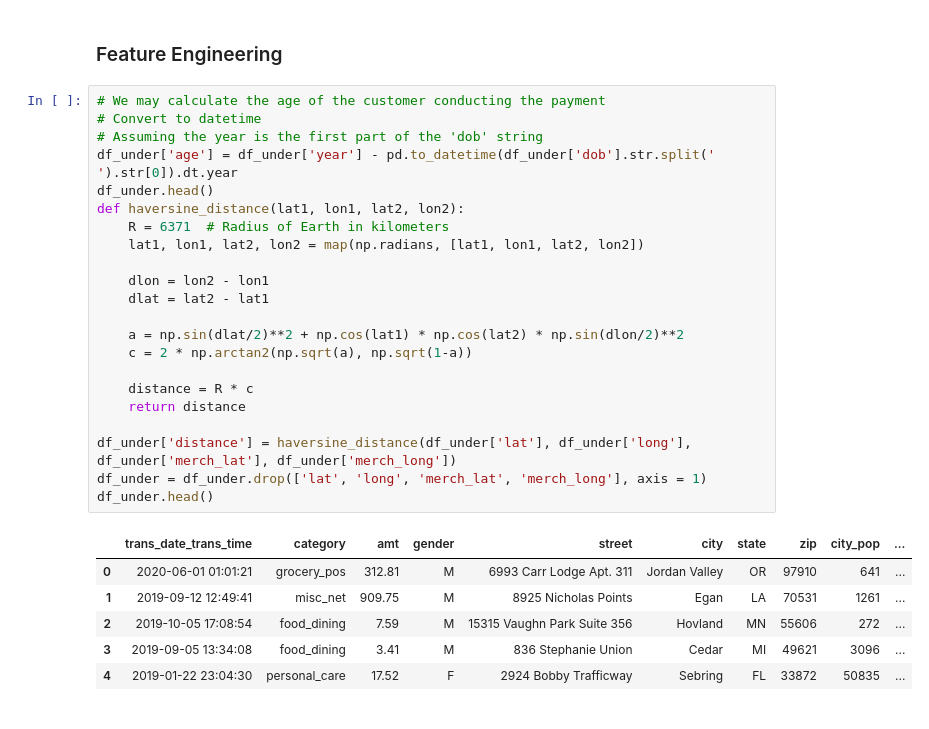
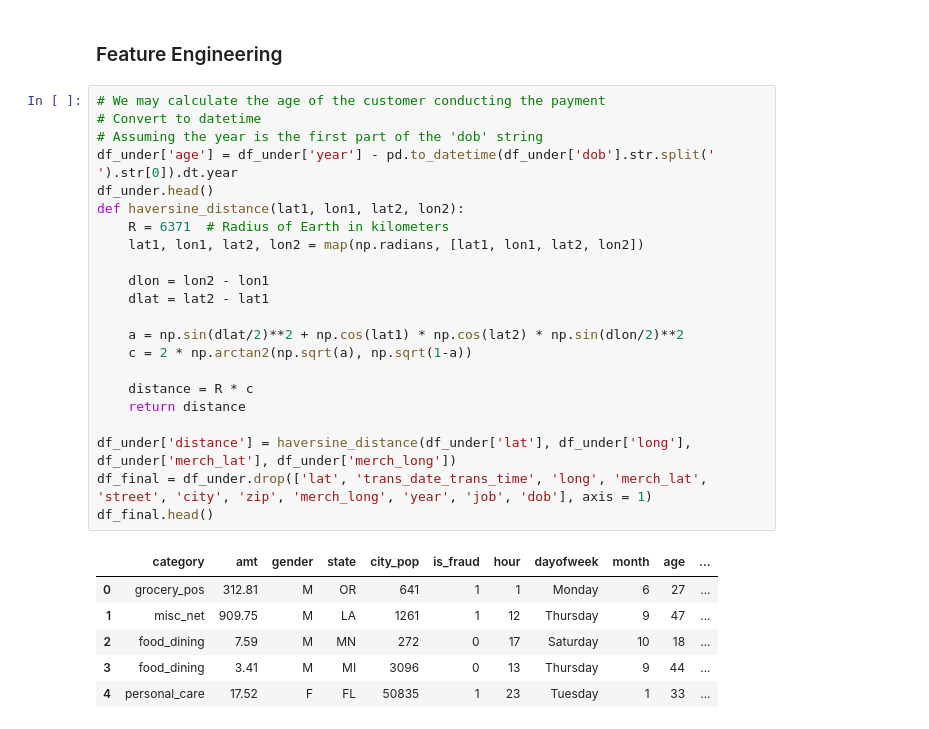
Before and after one commit to officialaditshrm/credit-card-fraud-detection, a Jupyter notebook: fds-credit-card-fraud-detection-project.ipynb, the cells around one changed output. Saved outputs shown, nothing was run; the diff lists cells and outputs as text.

Commit message:
Kaggle Notebook | FDS - Credit Card Fraud Detection - Project | Version 6

```diff
--- a/fds-credit-card-fraud-detection-project.ipynb
+++ b/fds-credit-card-fraud-detection-project.ipynb
@@ -693,29 +693,29 @@ df_under.head()
 # %%
 # We may calculate the age of the customer conducting the payment
 # Convert to datetime
 # Assuming the year is the first part of the 'dob' string
 df_under['age'] = df_under['year'] - pd.to_datetime(df_under['dob'].str.split(' ').str[0]).dt.year
 df_under.head()
 def haversine_distance(lat1, lon1, lat2, lon2):
     R = 6371  # Radius of Earth in kilometers
     lat1, lon1, lat2, lon2 = map(np.radians, [lat1, lon1, lat2, lon2])
 
     dlon = lon2 - lon1
     dlat = lat2 - lat1
 
     a = np.sin(dlat/2)**2 + np.cos(lat1) * np.cos(lat2) * np.sin(dlon/2)**2
     c = 2 * np.arctan2(np.sqrt(a), np.sqrt(1-a))
 
     distance = R * c
     return distance
 
 df_under['distance'] = haversine_distance(df_under['lat'], df_under['long'], df_under['merch_lat'], df_under['merch_long'])
-df_under = df_under.drop(['lat', 'long', 'merch_lat', 'merch_long'], axis = 1)
-df_under.head()
+df_final = df_under.drop(['lat', 'trans_date_trans_time', 'long', 'merch_lat', 'street', 'city', 'zip', 'merch_long', 'year', 'job', 'dob'], axis = 1)
+df_final.head()
 # %% [output]
-|  | trans_date_trans_time | category | amt | gender | street | city | state | zip | city_pop | ... |
-| 0 | 2020-06-01 01:01:21 | grocery_pos | 312.81 | M | 6993 Carr Lodge Apt. 311 | Jordan Valley | OR | 97910 | 641 | ... |
-| 1 | 2019-09-12 12:49:41 | misc_net | 909.75 | M | 8925 Nicholas Points | Egan | LA | 70531 | 1261 | ... |
-| 2 | 2019-10-05 17:08:54 | food_dining | 7.59 | M | 15315 Vaughn Park Suite 356 | Hovland | MN | 55606 | 272 | ... |
-| 3 | 2019-09-05 13:34:08 | food_dining | 3.41 | M | 836 Stephanie Union | Cedar | MI | 49621 | 3096 | ... |
-| 4 | 2019-01-22 23:04:30 | personal_care | 17.52 | F | 2924 Bobby Trafficway | Sebring | FL | 33872 | 50835 | ... |
+|  | category | amt | gender | state | city_pop | is_fraud | hour | dayofweek | month | age | ... |
+| 0 | grocery_pos | 312.81 | M | OR | 641 | 1 | 1 | Monday | 6 | 27 | ... |
+| 1 | misc_net | 909.75 | M | LA | 1261 | 1 | 12 | Thursday | 9 | 47 | ... |
+| 2 | food_dining | 7.59 | M | MN | 272 | 0 | 17 | Saturday | 10 | 18 | ... |
+| 3 | food_dining | 3.41 | M | MI | 3096 | 0 | 13 | Thursday | 9 | 44 | ... |
+| 4 | personal_care | 17.52 | F | FL | 50835 | 1 | 23 | Tuesday | 1 | 33 | ... |
```
Also changed, not shown: parts of 3 cells of this notebook.
